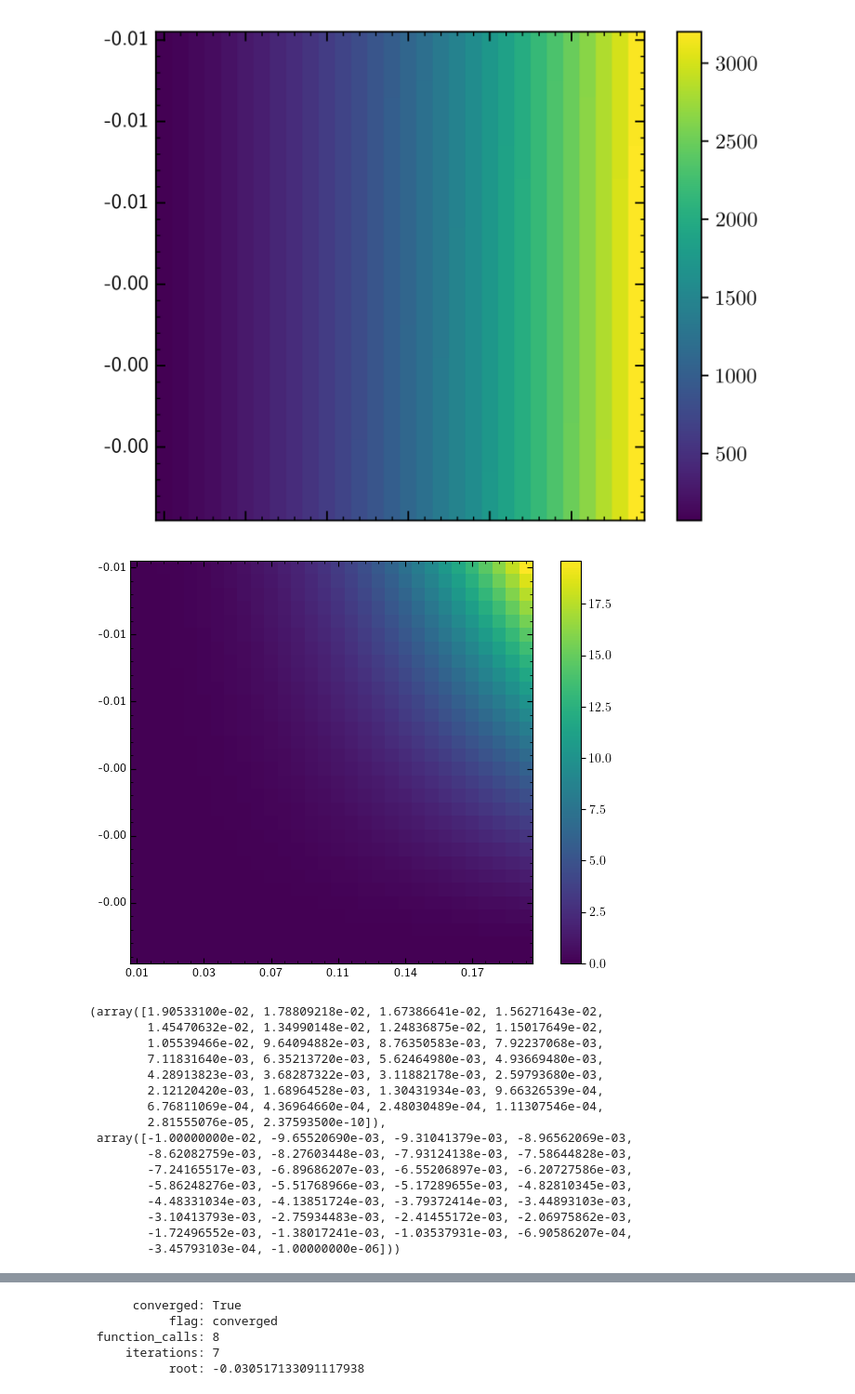
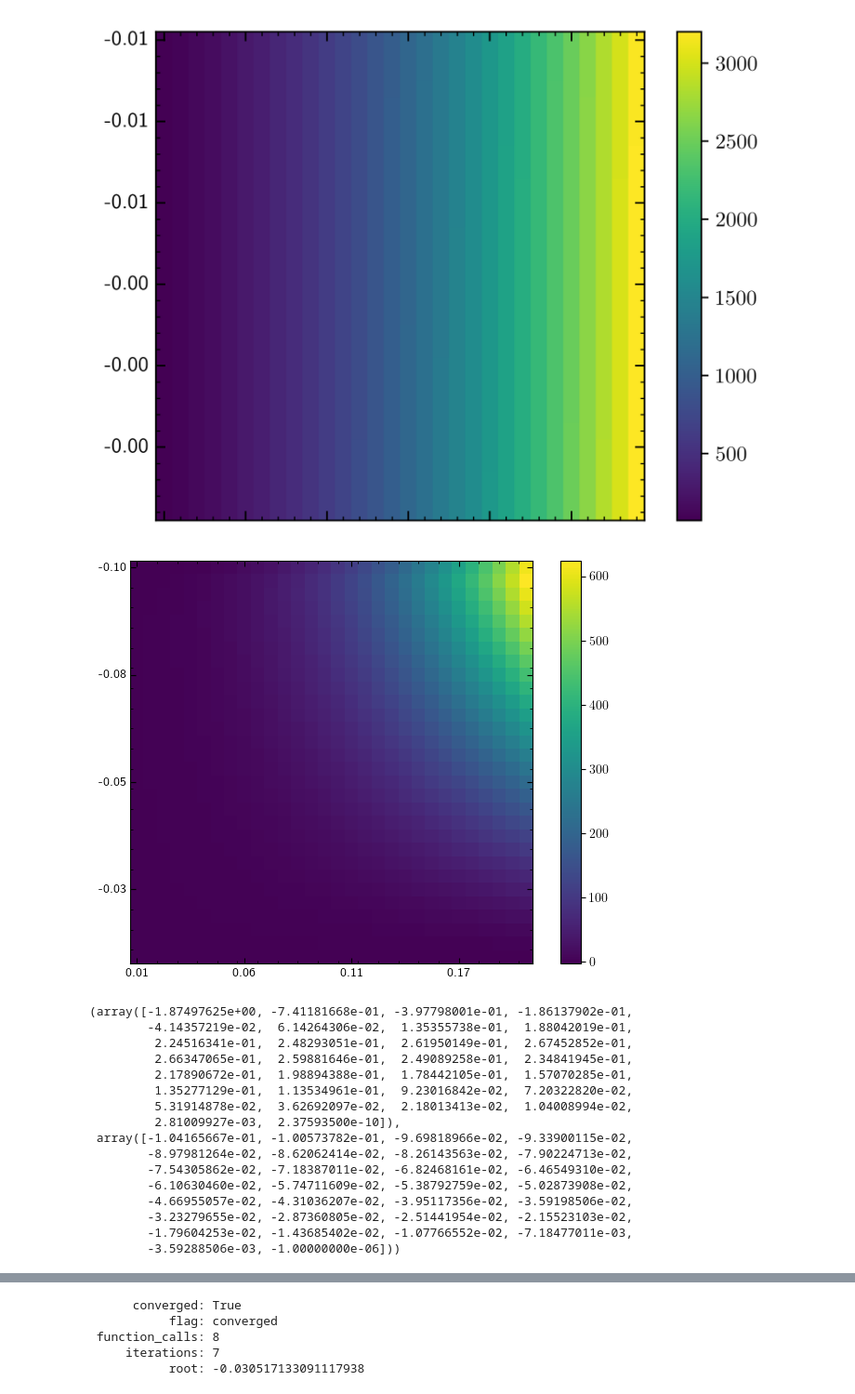
Before and after one commit to ChriGomm/Bachelor_sympy, a Jupyter notebook: fixp_alal.ipynb, the cells around one changed output, grey strips where cells are left out. Shown: that part at 93% size. Cells and saved outputs as stored; diff of their text form; code cells hidden in the pictures.

```diff
--- a/fixp_alal.ipynb
+++ b/fixp_alal.ipynb
@@ -471,51 +471,51 @@ ax.tick_params(axis='y',direction='in',which='both',left=True,right=True,labelle
 # ax.set_xlabel(r'$\Gamma \tilde{A}$')
 # ax.set_ylabel(r'$\tilde{y}$',rotation=0)
 plt.setp(ax.yaxis.get_majorticklabels(),va='center')
 
 
 def testB(G,kw,a,gamma):
     return 2*kw**2*a/(-1+8*(1+G/gamma)*a)
 def ymax(kw,a):
     return (2+np.sqrt(1-3*kw**2*a))/3
 def testFunc(G,kw,a,gamma):
     return 2*ymax(kw,a)**3-2*ymax(kw,a)**2
 
 kw = np.stack((np.linspace(0.005,0.27,30),np.linspace(6,40,30)),axis=1)
-Gam = 1
+Gam = 0.25
 sgam = 0.2*Gam
-# A = np.linspace(-1/(8*(1+sgam/Gam))+1/10**6,0-1/10**6,30)
-A = np.linspace(-0.01,0-1/10**6,30)
+A = np.linspace(-1/(8*(1+sgam/Gam))+1/10**6,0-1/10**6,30)
+# A = np.linspace(-0.01,0-1/10**6,30)
 
 solu = np.zeros((A.shape[0],kw.shape[0]))
 atest = kw[3,0]*np.ones_like(A)
 for i in range(A.shape[0]):
     for j in range(kw.shape[0]):
         a = A[i]
         kw_val = kw[j,1]
         solu[i,j]= Func(maxF(a,kw_val),a,kw_val,Gam,sgam,-1) #-func_B(kw_val,a,Gam,sgam,-1) +testFunc(Gam,kw_val,a,sgam)
 
 im = plt.imshow(solu)
 bar = ax.figure.colorbar(im,ax=ax)
 fig.tight_layout()
 plt.show()
 
 solu[:,0], A
 # %% [output]
-[figure, old version]
+[figure, new version]
-(array([1.90533100e-02, 1.78809218e-02, 1.67386641e-02, 1.56271643e-02,
-        1.45470632e-02, 1.34990148e-02, 1.24836875e-02, 1.15017649e-02,
-        1.05539466e-02, 9.64094882e-03, 8.76350583e-03, 7.92237068e-03,
-        7.11831640e-03, 6.35213720e-03, 5.62464980e-03, 4.93669480e-03,
-        4.28913823e-03, 3.68287322e-03, 3.11882178e-03, 2.59793680e-03,
-        2.12120420e-03, 1.68964528e-03, 1.30431934e-03, 9.66326539e-04,
-        6.76811069e-04, 4.36964660e-04, 2.48030489e-04, 1.11307546e-04,
-        2.81555076e-05, 2.37593500e-10]),
- array([-1.00000000e-02, -9.65520690e-03, -9.31041379e-03, -8.96562069e-03,
-        -8.62082759e-03, -8.27603448e-03, -7.93124138e-03, -7.58644828e-03,
-        -7.24165517e-03, -6.89686207e-03, -6.55206897e-03, -6.20727586e-03,
-        -5.86248276e-03, -5.51768966e-03, -5.17289655e-03, -4.82810345e-03,
-        -4.48331034e-03, -4.13851724e-03, -3.79372414e-03, -3.44893103e-03,
-        -3.10413793e-03, -2.75934483e-03, -2.41455172e-03, -2.06975862e-03,
-        -1.72496552e-03, -1.38017241e-03, -1.03537931e-03, -6.90586207e-04,
-        -3.45793103e-04, -1.00000000e-06]))
+(array([-1.87497625e+00, -7.41181668e-01, -3.97798001e-01, -1.86137902e-01,
+        -4.14357219e-02,  6.14264306e-02,  1.35355738e-01,  1.88042019e-01,
+         2.24516341e-01,  2.48293051e-01,  2.61950149e-01,  2.67452852e-01,
+         2.66347065e-01,  2.59881646e-01,  2.49089258e-01,  2.34841945e-01,
+         2.17890672e-01,  1.98894388e-01,  1.78442105e-01,  1.57070285e-01,
+         1.35277129e-01,  1.13534961e-01,  9.23016842e-02,  7.20322820e-02,
+         5.31914878e-02,  3.62692097e-02,  2.18013413e-02,  1.04008994e-02,
+         2.81009927e-03,  2.37593500e-10]),
+ array([-1.04165667e-01, -1.00573782e-01, -9.69818966e-02, -9.33900115e-02,
+        -8.97981264e-02, -8.62062414e-02, -8.26143563e-02, -7.90224713e-02,
+        -7.54305862e-02, -7.18387011e-02, -6.82468161e-02, -6.46549310e-02,
+        -6.10630460e-02, -5.74711609e-02, -5.38792759e-02, -5.02873908e-02,
+        -4.66955057e-02, -4.31036207e-02, -3.95117356e-02, -3.59198506e-02,
+        -3.23279655e-02, -2.87360805e-02, -2.51441954e-02, -2.15523103e-02,
+        -1.79604253e-02, -1.43685402e-02, -1.07766552e-02, -7.18477011e-03,
+        -3.59288506e-03, -1.00000000e-06]))
 # %%
```
Also changed, not shown: parts of 7 cells of this notebook.
